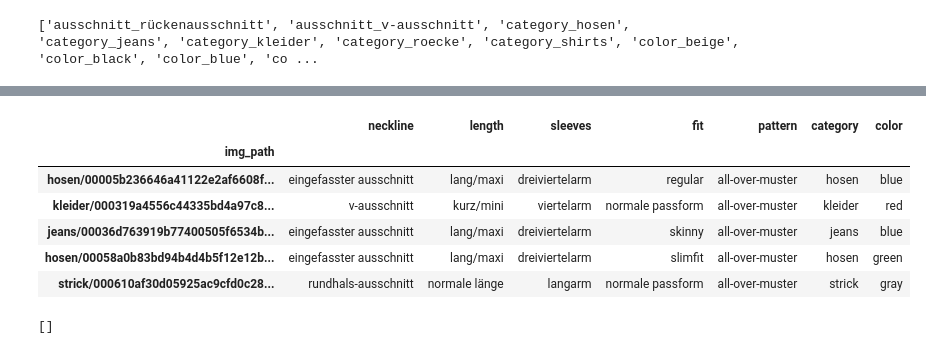
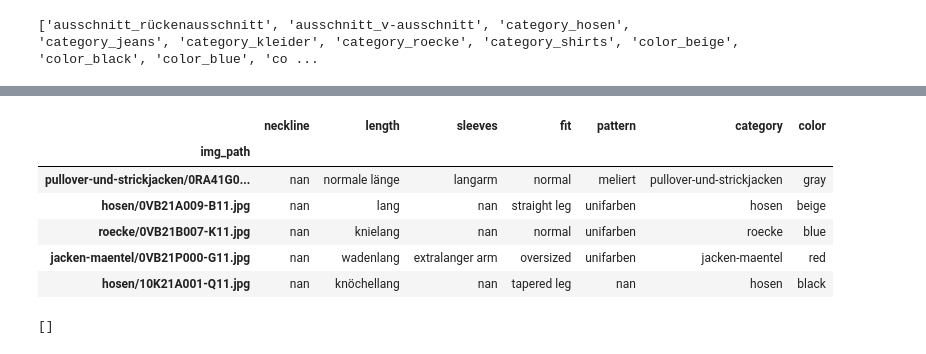
Before and after one commit to sonynka/fashion_scraper, a Jupyter notebook: data_processing/join_datasets.ipynb, the cells around one changed output, grey strips where cells are left out. Saved outputs shown, nothing was run; the diff lists cells and outputs as text; code cells hidden in the pictures.

```diff
--- a/data_processing/join_datasets.ipynb
+++ b/data_processing/join_datasets.ipynb
@@ -74,24 +67,24 @@ def unstack_columns(df, mappings):
     for key, value in mappings.items():
         cols = [col for col in df.columns if value in col]
         df_col = pd.DataFrame()
-        df_col[value] = df.set_index('img_path')[cols].idxmax(axis=1)
-        df_col[value] = df_col[value].apply(lambda x: x.split('_')[-1])
+        df_col[value] = df.set_index('img_path')[cols].replace({0: None}).idxmax(axis=1)
+        df_col[value] = df_col[value].apply(lambda x: str(x).split('_')[-1])
         df_stacked = pd.concat([df_stacked, df_col], axis=1)
 
     return df_stacked
 # %%
 df_about = unstack_columns(df_about, col_names_mappings)
 df_zalando = unstack_columns(df_zalando, col_names_mappings)
 
-df_about.head()
+df_zalando.head()
 # %% [output]
 |  | neckline | length | sleeves | fit | pattern | category | color |
 | img_path |  |  |  |  |  |  |  |
-| hosen/00005b236646a41122e2af6608f... | eingefasster ausschnitt | lang/maxi | dreiviertelarm | regular | all-over-muster | hosen | blue |
-| kleider/000319a4556c44335bd4a97c8... | v-ausschnitt | kurz/mini | viertelarm | normale passform | all-over-muster | kleider | red |
-| jeans/00036d763919b77400505f6534b... | eingefasster ausschnitt | lang/maxi | dreiviertelarm | skinny | all-over-muster | jeans | blue |
-| hosen/00058a0b83bd94b4d4b5f12e12b... | eingefasster ausschnitt | lang/maxi | dreiviertelarm | slimfit | all-over-muster | hosen | green |
-| strick/000610af30d05925ac9cfd0c28... | rundhals-ausschnitt | normale länge | langarm | normale passform | all-over-muster | strick | gray |
+| pullover-und-strickjacken/0RA41G0... | nan | normale länge | langarm | normal | meliert | pullover-und-strickjacken | gray |
+| hosen/0VB21A009-B11.jpg | nan | lang | nan | straight leg | unifarben | hosen | beige |
+| roecke/0VB21B007-K11.jpg | nan | knielang | nan | normal | unifarben | roecke | blue |
+| jacken-maentel/0VB21P000-G11.jpg | nan | wadenlang | extralanger arm | oversized | unifarben | jacken-maentel | red |
+| hosen/10K21A001-Q11.jpg | nan | knöchellang | nan | tapered leg | nan | hosen | black |
 # %%
 col_values_mappings = {
     'neckline': {
```
Also changed, not shown: parts of 11 cells of this notebook, 6 other files.
